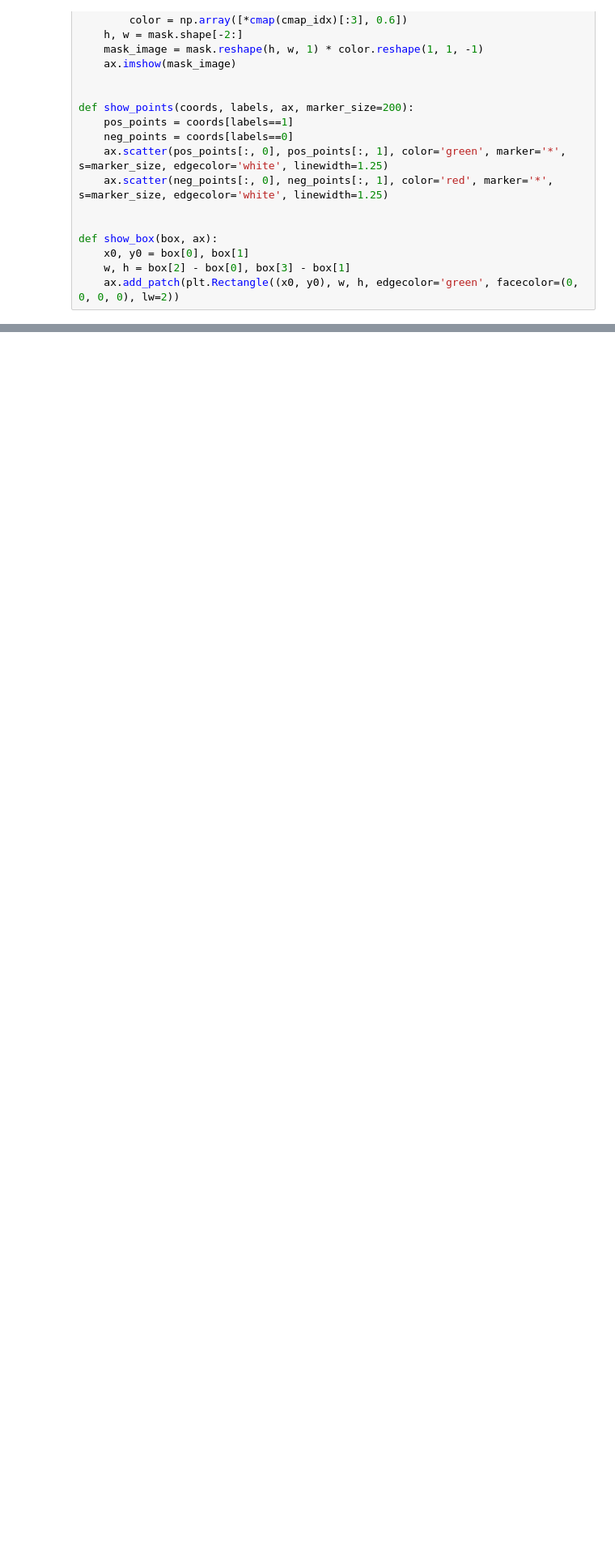
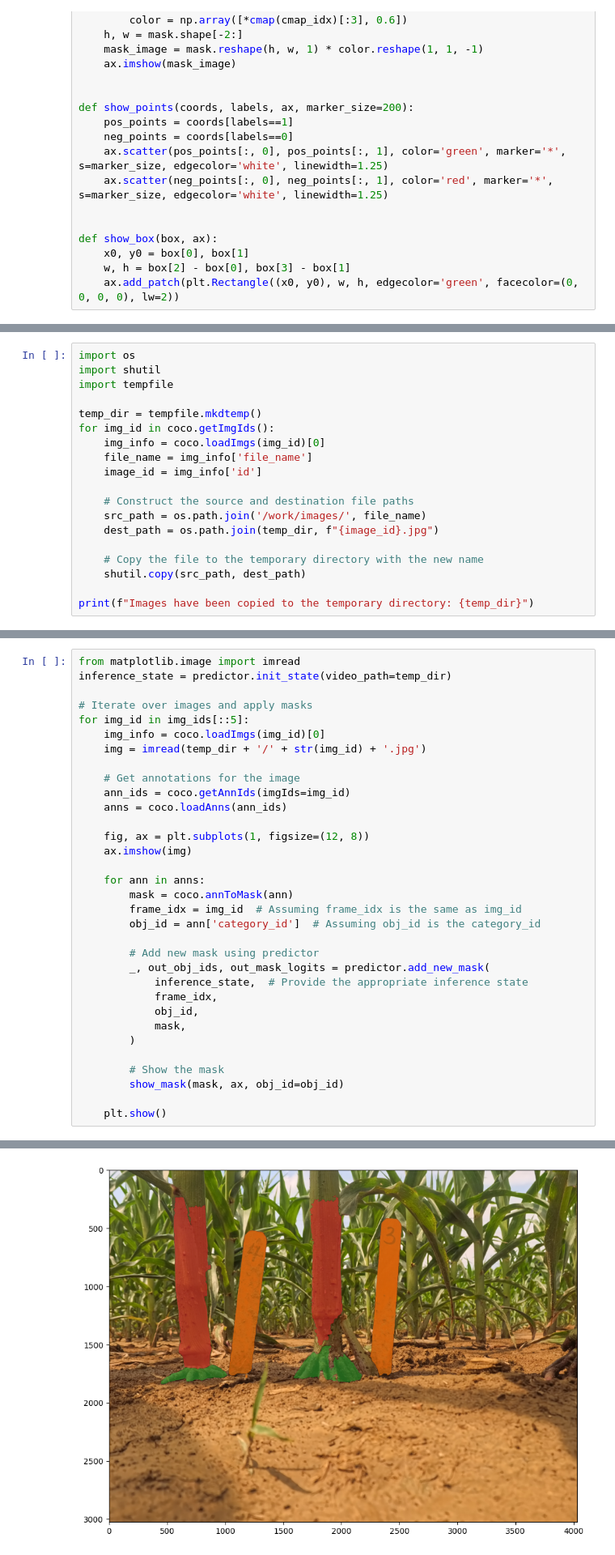
Before and after one commit to KopiousKarp/code_notebooks, a Jupyter notebook: plant_segs/FS_brace_root.ipynb, the cells around one changed output, grey strips where cells are left out. Shown at 81% size. Saved outputs shown, nothing was run; the diff lists cells and outputs as text; blank space fills up the shorter version.

Commit message:
Add new annotation files and update subproject reference; remove obsolete files

```diff
--- a/plant_segs/FS_brace_root.ipynb
+++ b/plant_segs/FS_brace_root.ipynb
@@ -125,0 +104,19 @@ TypeError: SAM2VideoPredictor.add_new_mask() missing 1 required positional argum
+# %%
+import os
+import shutil
+import tempfile
+
+temp_dir = tempfile.mkdtemp()
+for img_id in coco.getImgIds():
+    img_info = coco.loadImgs(img_id)[0]
+    file_name = img_info['file_name']
+    image_id = img_info['id']
+
+    # Construct the source and destination file paths
+    src_path = os.path.join('/work/images/', file_name)
+    dest_path = os.path.join(temp_dir, f"{image_id}.jpg")
+
+    # Copy the file to the temporary directory with the new name
+    shutil.copy(src_path, dest_path)
+
+print(f"Images have been copied to the temporary directory: {temp_dir}")
@@ -125,0 +125,34 @@ TypeError: SAM2VideoPredictor.add_new_mask() missing 1 required positional argum
+# %%
+from matplotlib.image import imread
+inference_state = predictor.init_state(video_path=temp_dir)
+
+# Iterate over images and apply masks
+for img_id in img_ids[::5]:
+    img_info = coco.loadImgs(img_id)[0]
+    img = imread(temp_dir + '/' + str(img_id) + '.jpg')
+
+    # Get annotations for the image
+    ann_ids = coco.getAnnIds(imgIds=img_id)
+    anns = coco.loadAnns(ann_ids)
+
+    fig, ax = plt.subplots(1, figsize=(12, 8))
+    ax.imshow(img)
+
+    for ann in anns:
+        mask = coco.annToMask(ann)
+        frame_idx = img_id  # Assuming frame_idx is the same as img_id
+        obj_id = ann['category_id']  # Assuming obj_id is the category_id
+
+        # Add new mask using predictor
+        _, out_obj_ids, out_mask_logits = predictor.add_new_mask(
+            inference_state,  # Provide the appropriate inference state
+            frame_idx,
+            obj_id,
+            mask,
+        )
+
+        # Show the mask
+        show_mask(mask, ax, obj_id=obj_id)
+
+    plt.show()
+# %% [output]
@@ -125,0 +164 @@ TypeError: SAM2VideoPredictor.add_new_mask() missing 1 required positional argum
+[figure, added]
```
Also changed, not shown: parts of 8 cells of this notebook, 6 other files.
